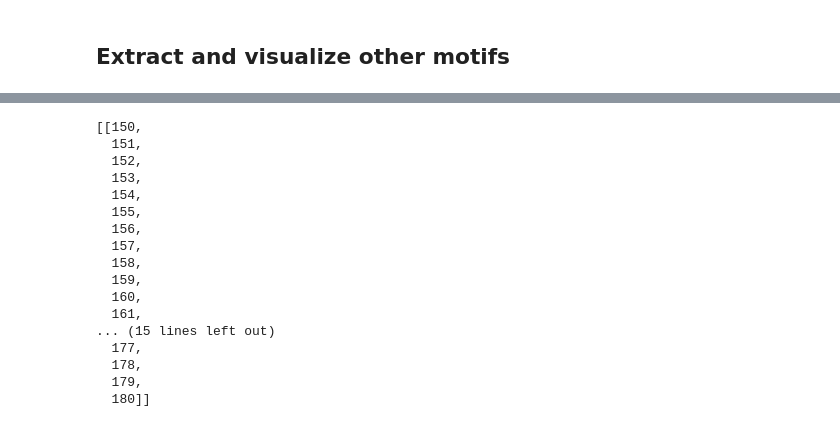
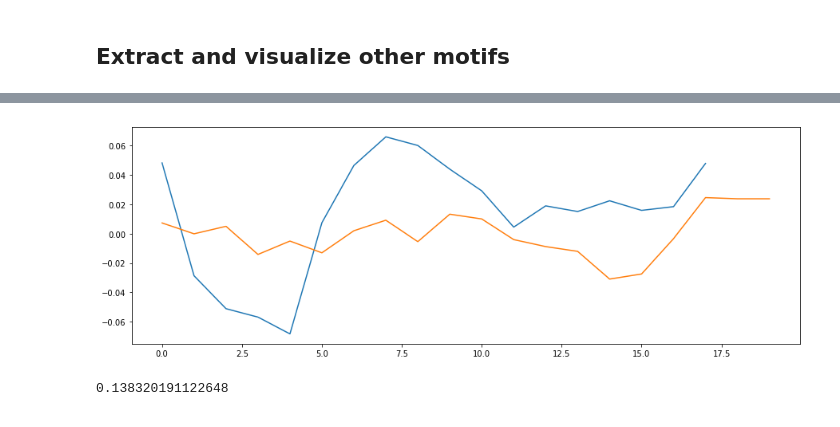
Before and after one commit to misilva73/extendedMD, a Jupyter notebook: notebooks/quick_viz.ipynb, the cells around one changed output, grey strips where cells are left out. Saved outputs shown, nothing was run; the diff lists cells and outputs as text; code cells hidden in the pictures.

```diff
--- a/notebooks/quick_viz.ipynb
+++ b/notebooks/quick_viz.ipynb
@@ -93,20 +134,0 @@ print([len(temp_motif) for temp_motif in motif_point_list])
-# %%
-motif_pointers_list
-# %% [output]
-[[150,
-  151,
-  152,
-  153,
-  154,
-  155,
-  156,
-  157,
-  158,
-  159,
-  160,
-  161,
-... (15 lines left out)
-  177,
-  178,
-  179,
-  180]]
@@ -112,0 +137,10 @@ motif_pointers_list
+# %%
+plt.figure(figsize=(15,5))
+plt.plot(ts_1d[motif_pointers[0]])
+plt.plot(ts_1d[motif_pointers[1]])
+plt.show()
+
+dtw.distance(ts_1d[motif_pointers[0]], ts_1d[motif_pointers[1]])
+# %% [output]
+[figure, added]
+0.138320191122648
```
Also changed, not shown: parts of 16 cells of this notebook.
